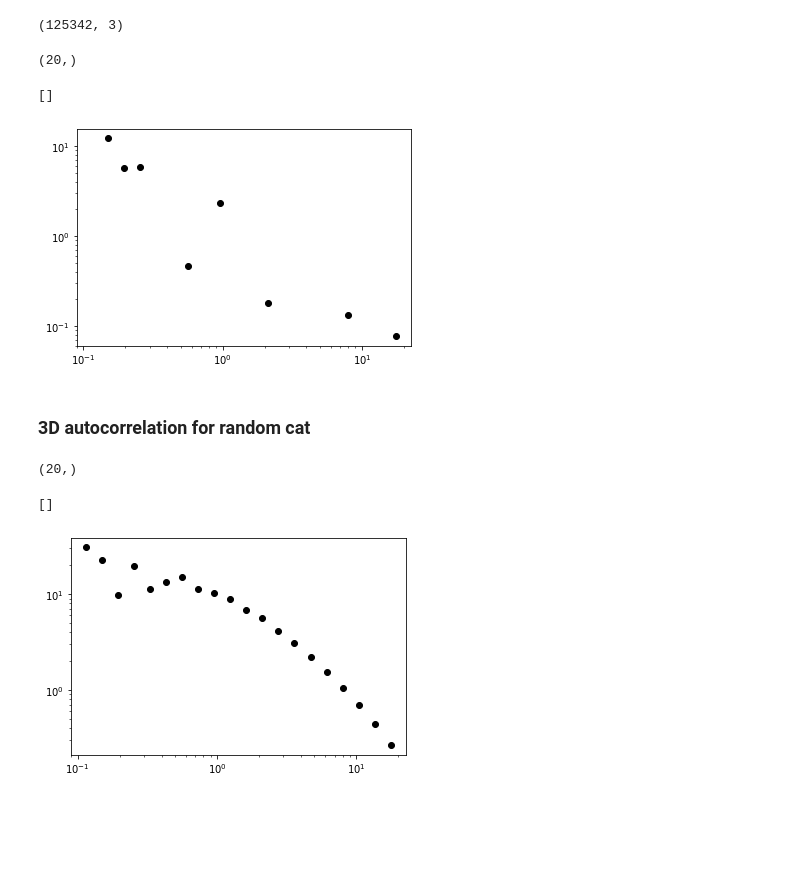
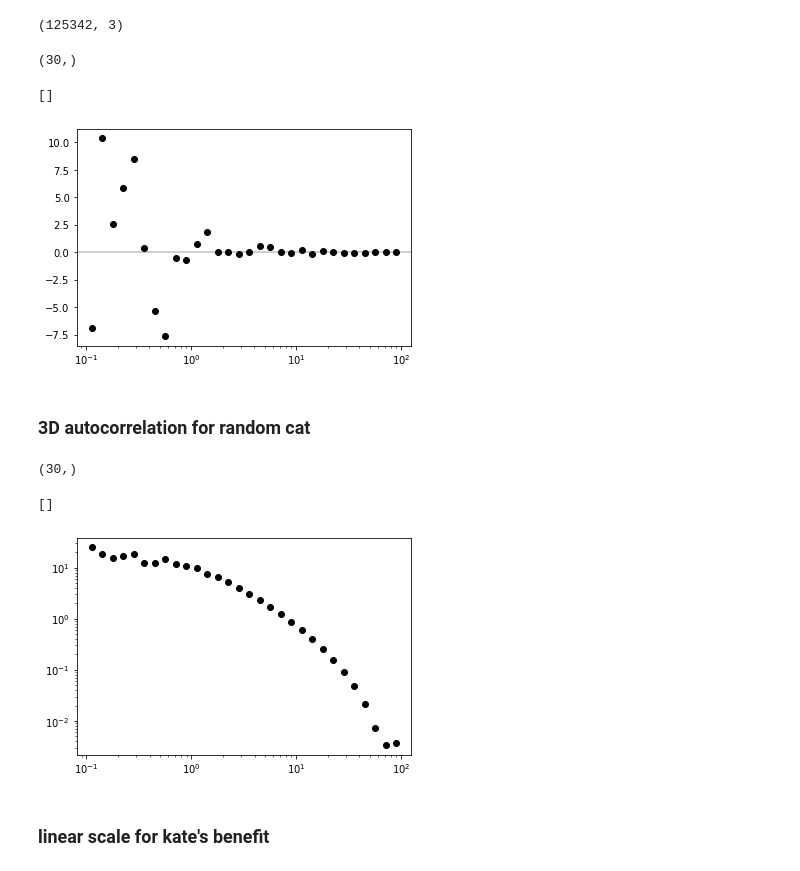
Before and after one commit to abbyw24/CFE_gradients, a Jupyter notebook: lss_data/jul12-corrfunc-with-mocks.ipynb, the cells around one changed output. Drawn from its saved outputs; the diff is of its cells as text; code cells hidden in the pictures; blank space fills up the shorter version.

```diff
--- a/lss_data/jul12-corrfunc-with-mocks.ipynb
+++ b/lss_data/jul12-corrfunc-with-mocks.ipynb
@@ -15,8 +15,8 @@ boxsize = Lx
 # %%
 nthreads = 2
 rmin = 0.1
-rmax = 20.0
-nbins = 20
+rmax = 100.0
+nbins = 30
 rbins = np.logspace(np.log10(rmin), np.log10(rmax), nbins + 1)
 # %%
 pimax = 40.0
@@ -73,13 +73,14 @@ results_wp_rand = Cf.theory.wp(boxsize, pimax, nthreads, rbins, x_rand, y_rand,
 # %%
 results_wp_rand.shape
 # %% [output]
-(20,)
+(30,)
 # %%
 plt.plot(0.5 * (rbins[1:] + rbins[:-1]), results_wp_rand["wp"], "ko")
-plt.loglog()
+plt.axhline(0.0, color="k", alpha=0.25)
+plt.semilogx()
 # %% [output]
 []
-[figure, old version]
+[figure, new version]
 # %% [markdown]
 ### 3D autocorrelation for random cat
 # %%
@@ -87,10 +88,13 @@ results_xi_rand = Cf.theory.xi(boxsize, nthreads, rbins, x_rand, y_rand, z_rand)
 # %%
 results_xi_rand.shape
 # %% [output]
-(20,)
+(30,)
 # %%
 plt.plot(0.5 * (rbins[1:] + rbins[:-1]), results_xi["xi"], "ko")
+plt.axhline(0.0, color="k", alpha=0.25)
 plt.loglog()
 # %% [output]
 []
-[figure, old version]
+[figure, new version]
+# %% [markdown]
+### linear scale for kate's benefit
```
Also changed, not shown: parts of 12 cells of this notebook, 1 other file.
